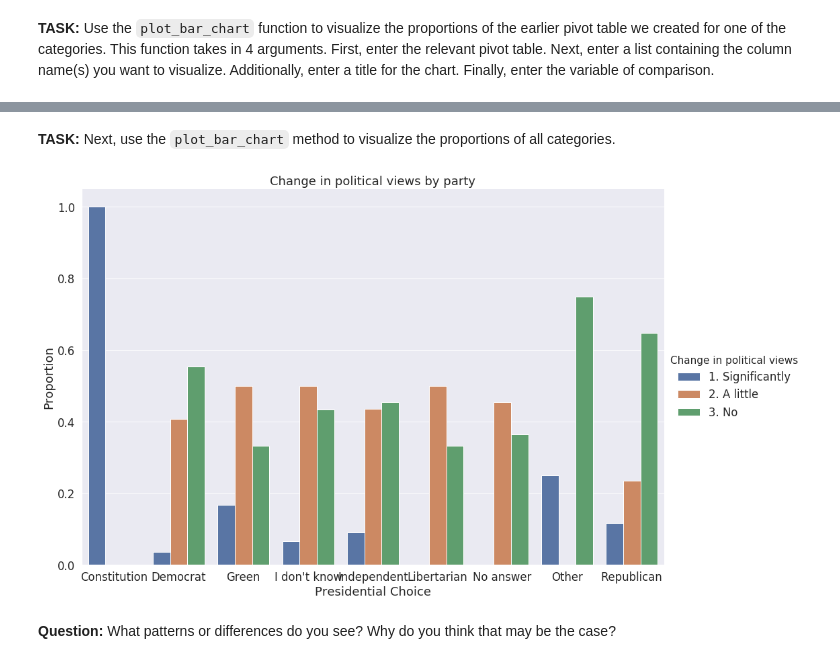
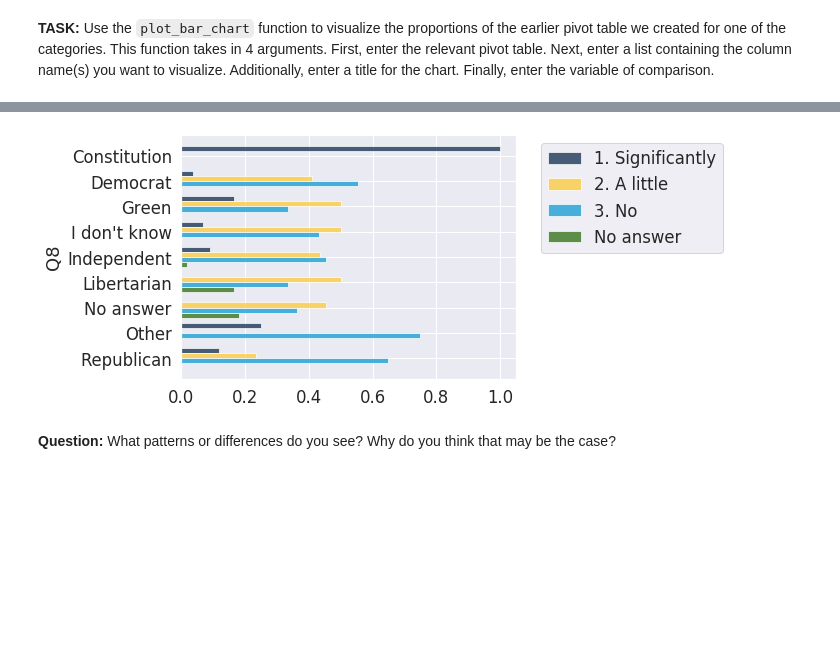
Before and after one commit to ds-modules/surveydata, a Jupyter notebook: gs102_fa19/lab02-gs102.ipynb, the cells around one changed output, grey strips where cells are left out. Drawn from its saved outputs; the diff is of its cells as text; code cells hidden in the pictures; blank space fills up the shorter version.

```diff
--- a/gs102_fa19/lab02-gs102.ipynb
+++ b/gs102_fa19/lab02-gs102.ipynb
@@ -211,13 +207,7 @@ plt.xlabel('Party');
-# %% [markdown]
-**TASK:** Next, use the `plot_bar_chart` method to visualize the proportions of all categories.
-# %%
-# create a bar chart of all the proportions in the pivot table
-plot_bar_chart(pivoted_proportions, ['1. Significantly', '2. A little', '3. No'],
-               'Change in political views by party',
-               'Change in political views')
-plt.xlabel("Presidential Choice");
-# %% [output]
-[figure, removed]
+# %%
+pivoted_proportions.barh("Q8")
+# %% [output]
+[figure, added]
 # %% [markdown]
 **Question:** What patterns or differences do you see? Why do you think that may be the case?
 # %% [markdown]
```
Also changed, not shown: parts of 35 cells of this notebook.
